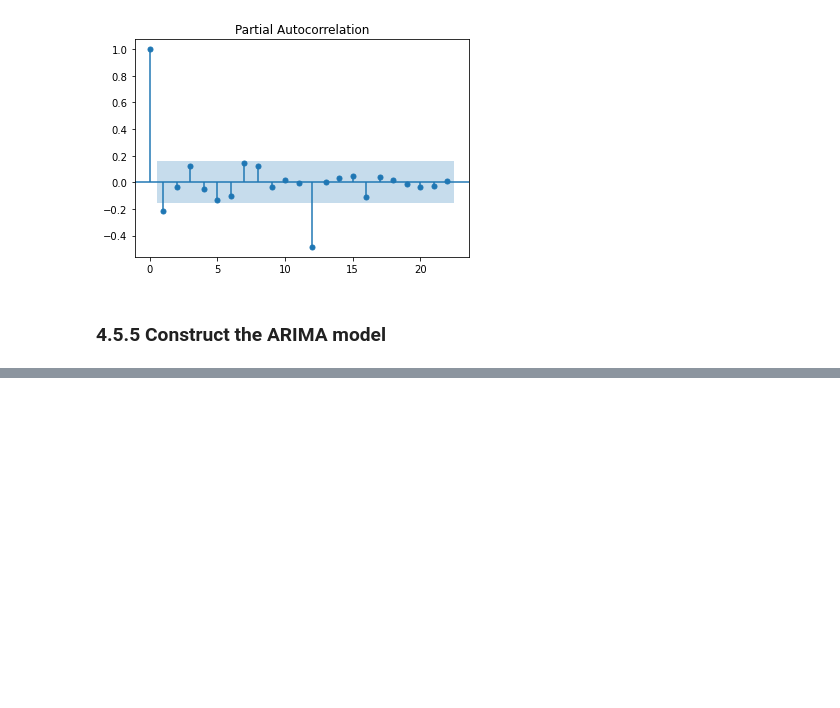
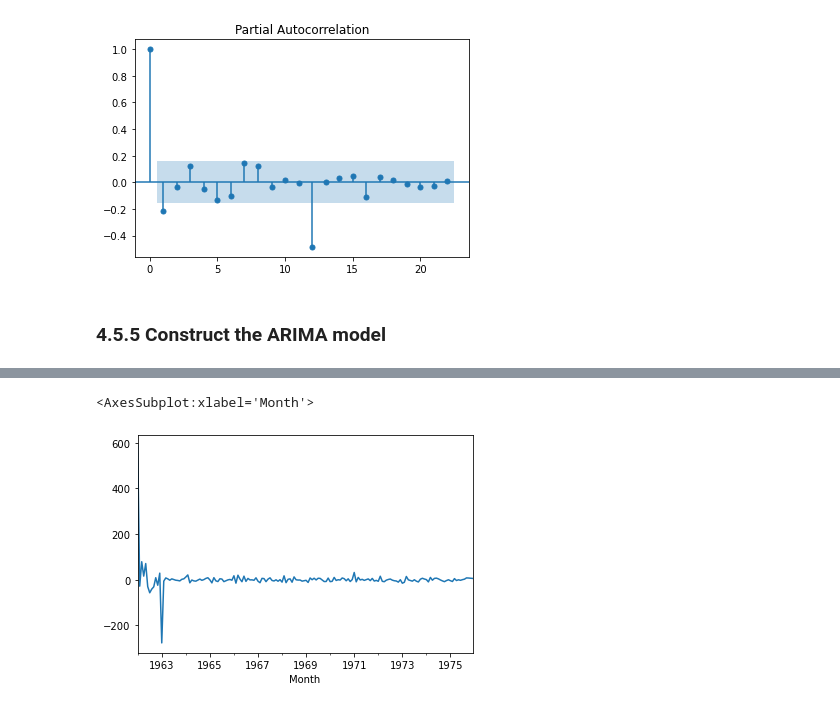
Before and after one commit to mxagar/finance_accounting_courses, a Jupyter notebook: python_finance/04_TimeSeriesAnalysis.ipynb, the cells around one changed output, grey strips where cells are left out. Cells and saved outputs as stored; diff of their text form; code cells hidden in the pictures; blank space fills up the shorter version.

Commit message:
arima time series

```diff
--- a/python_finance/04_TimeSeriesAnalysis.ipynb
+++ b/python_finance/04_TimeSeriesAnalysis.ipynb
@@ -654,0 +670,11 @@ result = plot_pacf(df['Seasonal First Difference'].dropna())
+# %%
+# We have seasonal data, so we're going to use Seasonal ARIMA
+# SARIMAX = Seasonal ARIMA with eXogenous variables
+# Exogenous variables allow taking into account external variables,
+# which works very well for series like weather data forecasting
+model = sm.tsa.statespace.SARIMAX(
+                    df['Milk in Pounds per Cow'],
+                    order=(0,1,0),
+                    seasonal_order=(1,1,1,12))
+# %%
+results = model.fit()
@@ -654,0 +701,6 @@ result = plot_pacf(df['Seasonal First Difference'].dropna())
+# %%
+# Residuals of the predicted data wrt original data
+results.resid.plot()
+# %% [output]
+<AxesSubplot:xlabel='Month'>
+[figure, added]
```
Also changed, not shown: parts of 14 cells of this notebook.
